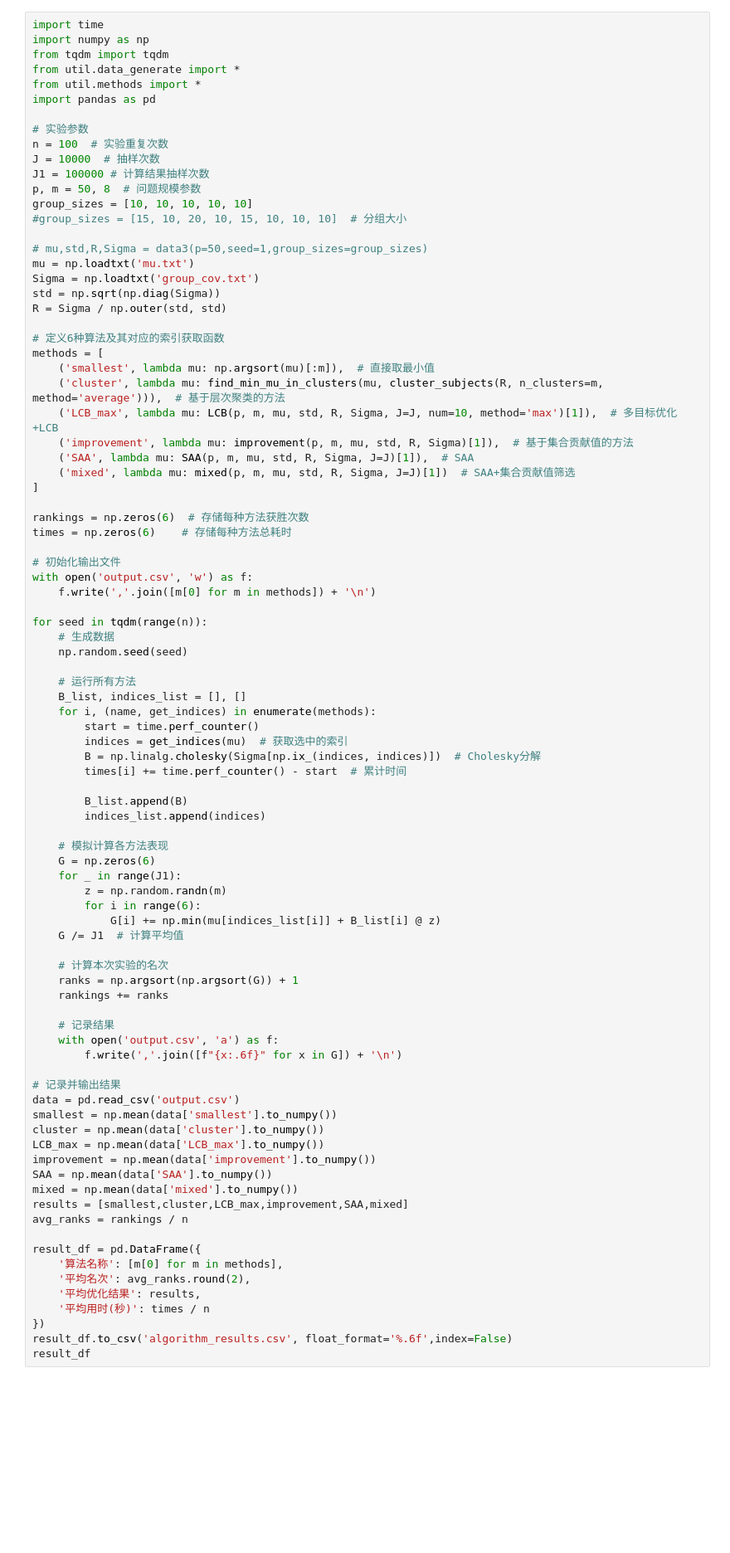
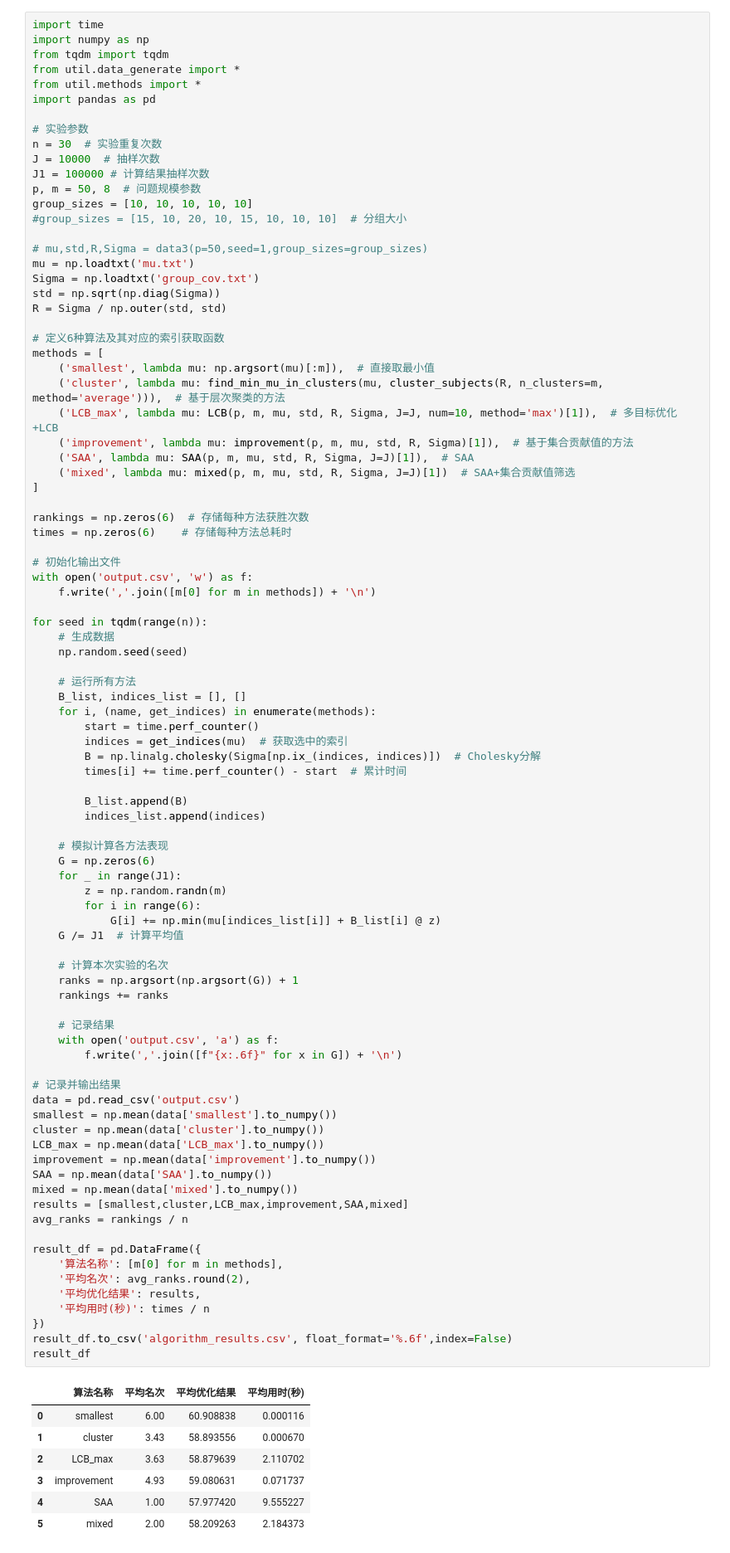
Before and after one commit to Silver439/Pilot, a Jupyter notebook: mult_SAA.ipynb, the cells around one changed output. Shown at 83% size. Cells and saved outputs as stored; diff of their text form; blank space fills up the shorter version.

```diff
--- a/mult_SAA.ipynb
+++ b/mult_SAA.ipynb
@@ -7,7 +7,7 @@ from util.methods import *
 import pandas as pd
 
 # 实验参数
-n = 100  # 实验重复次数
+n = 30  # 实验重复次数
 J = 10000  # 抽样次数
 J1 = 100000 # 计算结果抽样次数
 p, m = 50, 8  # 问题规模参数
@@ -60,30 +60,38 @@ for seed in tqdm(range(n)):
             G[i] += np.min(mu[indices_list[i]] + B_list[i] @ z)
     G /= J1  # 计算平均值
 
     # 计算本次实验的名次
     ranks = np.argsort(np.argsort(G)) + 1
     rankings += ranks
 
     # 记录结果
     with open('output.csv', 'a') as f:
         f.write(','.join([f"{x:.6f}" for x in G]) + '\n')
 
 # 记录并输出结果
 data = pd.read_csv('output.csv')
 smallest = np.mean(data['smallest'].to_numpy())
 cluster = np.mean(data['cluster'].to_numpy())
 LCB_max = np.mean(data['LCB_max'].to_numpy())
 improvement = np.mean(data['improvement'].to_numpy())
 SAA = np.mean(data['SAA'].to_numpy())
 mixed = np.mean(data['mixed'].to_numpy())
 results = [smallest,cluster,LCB_max,improvement,SAA,mixed]
 avg_ranks = rankings / n
 
 result_df = pd.DataFrame({
     '算法名称': [m[0] for m in methods],
     '平均名次': avg_ranks.round(2),
     '平均优化结果': results,
     '平均用时(秒)': times / n
 })
 result_df.to_csv('algorithm_results.csv', float_format='%.6f',index=False)
 result_df
+# %% [output]
+|  | 算法名称 | 平均名次 | 平均优化结果 | 平均用时(秒) |
+| 0 | smallest | 6.00 | 60.908838 | 0.000116 |
+| 1 | cluster | 3.43 | 58.893556 | 0.000670 |
+| 2 | LCB_max | 3.63 | 58.879639 | 2.110702 |
+| 3 | improvement | 4.93 | 59.080631 | 0.071737 |
+| 4 | SAA | 1.00 | 57.977420 | 9.555227 |
+| 5 | mixed | 2.00 | 58.209263 | 2.184373 |
```
Also changed, not shown: 20 other files.
